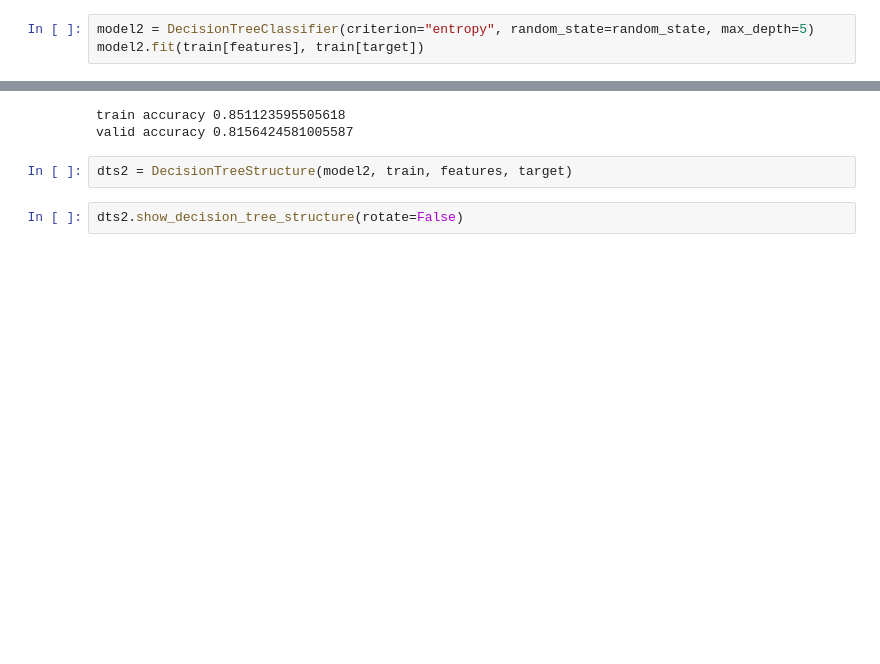
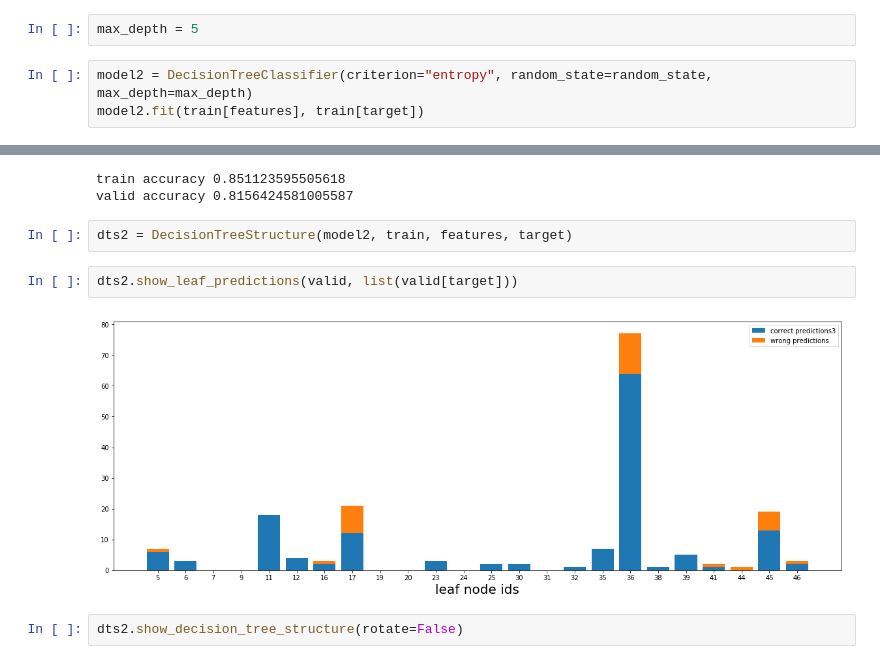
Before and after one commit to tlapusan/woodpecker, a Jupyter notebook: notebooks/decision_tree_structure.ipynb, the cells around one changed output, grey strips where cells are left out. Saved outputs shown, nothing was run; the diff lists cells and outputs as text; blank space fills up the shorter version.

Commit message:
Add visualisation for correct/wrong leaves predictions

```diff
--- a/notebooks/decision_tree_structure.ipynb
+++ b/notebooks/decision_tree_structure.ipynb
@@ -287,8 +290,10 @@ dts.get_node_samples(node_id=33)[features + [target]].describe()
 | max | 2.000000 | 63.000000 | 146.520800 | 0.0 | 144.000000 | 2.000000 | 1.0 |
 # %% [markdown]
 ### max_depth=5
+# %%
+max_depth = 5
 # %%
-model2 = DecisionTreeClassifier(criterion="entropy", random_state=random_state, max_depth=5)
+model2 = DecisionTreeClassifier(criterion="entropy", random_state=random_state, max_depth=max_depth)
 model2.fit(train[features], train[target])
 # %% [output]
 DecisionTreeClassifier(class_weight=None, criterion='entropy', max_depth=5,
@@ -308,6 +313,10 @@ train accuracy 0.851123595505618
 valid accuracy 0.8156424581005587
 # %%
 dts2 = DecisionTreeStructure(model2, train, features, target)
+# %%
+dts2.show_leaf_predictions(valid, list(valid[target]))
+# %% [output]
+[figure, added]
 # %%
 dts2.show_decision_tree_structure(rotate=False)
 # %% [output]
```
Also changed, not shown: parts of 3 cells of this notebook, 1 other file.
